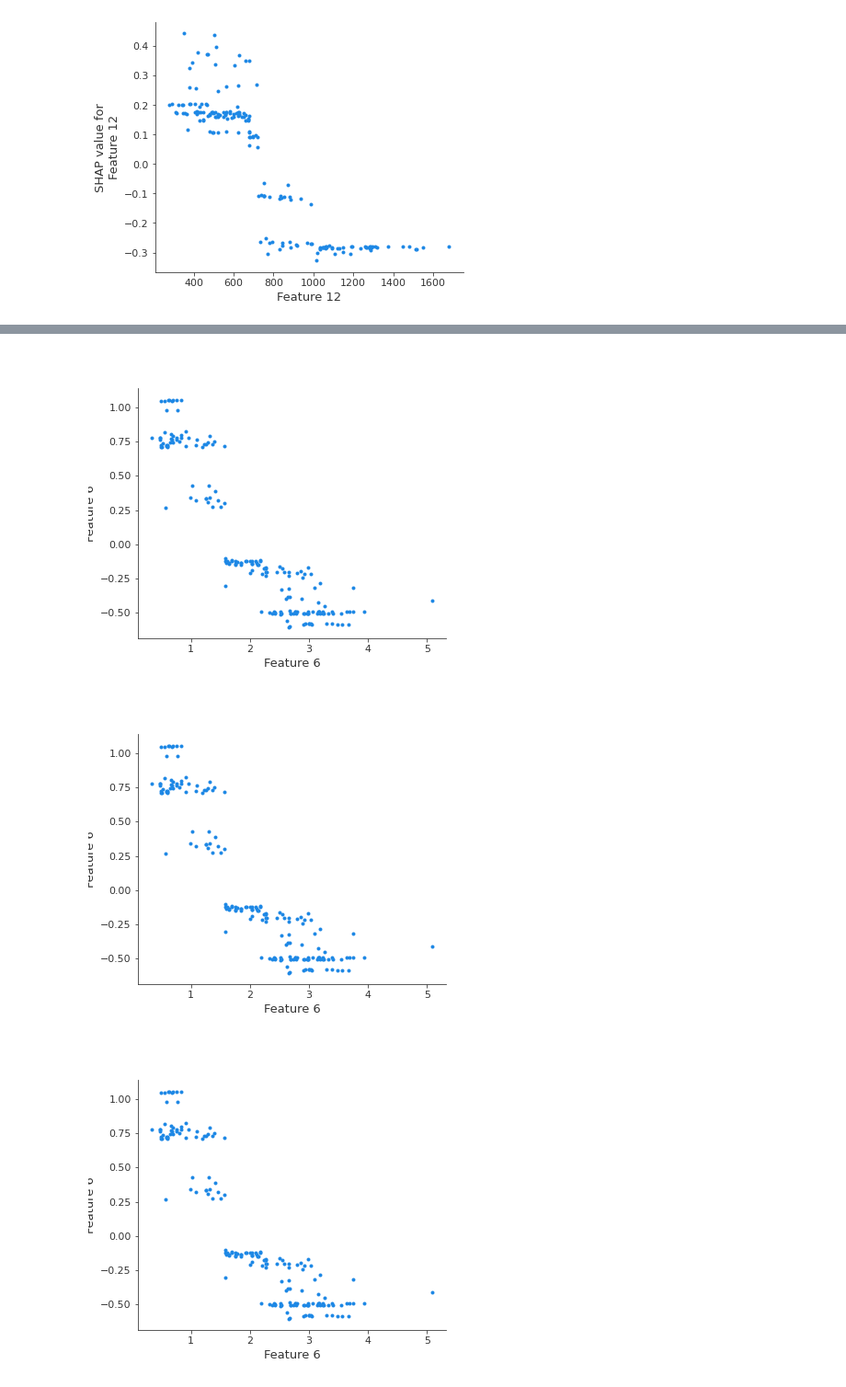
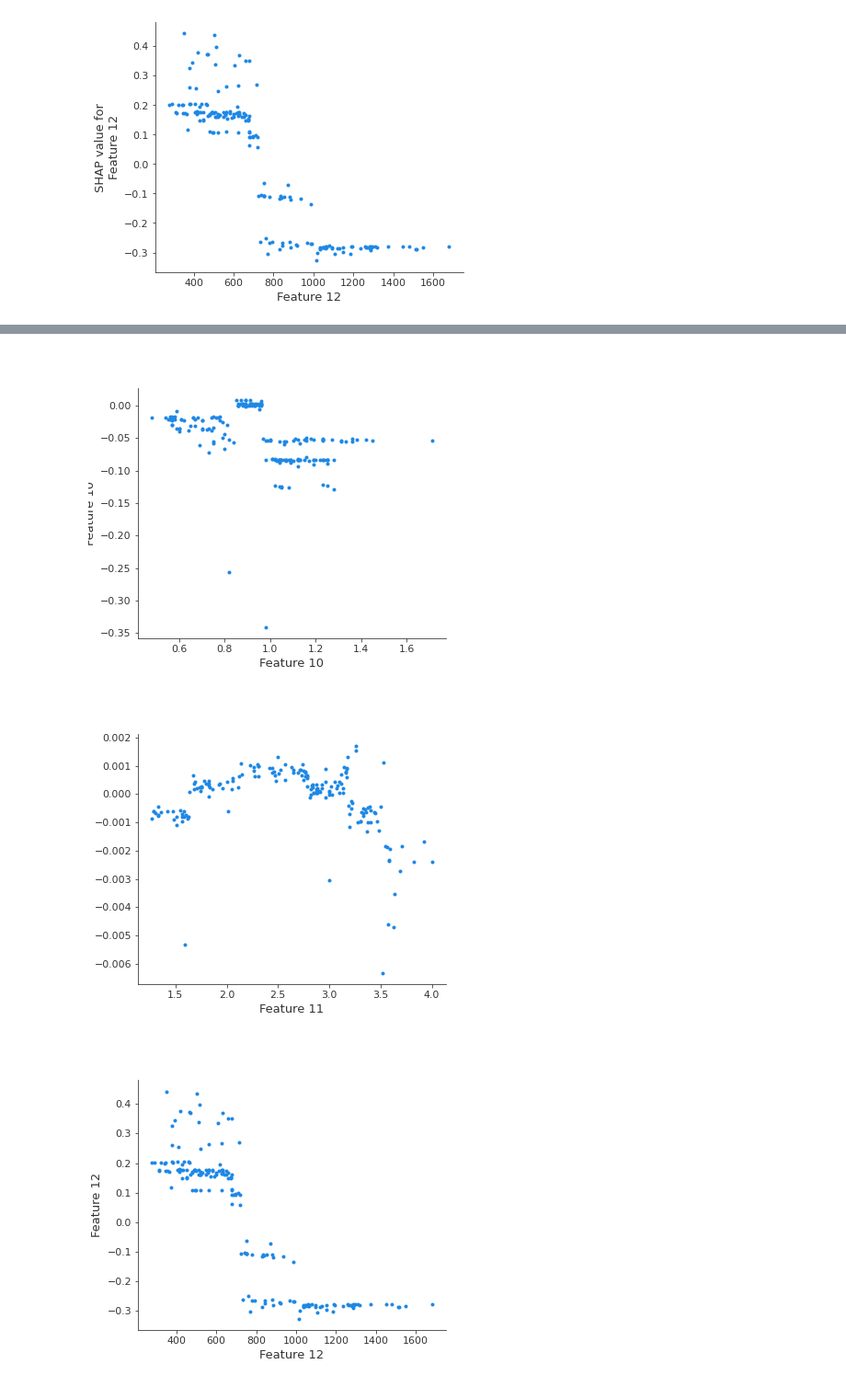
Before and after one commit to capitalone/rubicon-ml, a Jupyter notebook: notebooks/logging-examples/logging-feature-plots.ipynb, the cells around one changed output, grey strips where cells are left out. Shown at 92% size. Cells and saved outputs as stored; diff of their text form; code cells hidden in the pictures.

Commit message:
display output for retrieved plots

```diff
--- a/notebooks/logging-examples/logging-feature-plots.ipynb
+++ b/notebooks/logging-examples/logging-feature-plots.ipynb
@@ -76,7 +76,7 @@ from PIL import Image
 
 exp=project.experiments()[0]
 for feature in exp.features():
-    artifact = exp.artifact(name=feature.name)
+    artifact_plot = exp.artifact(name=feature.name)
     imageScatterPlotStream = io.BytesIO(artifact_plot.data)
     scatter_plot_image = Image.open(imageScatterPlotStream)
     display(scatter_plot_image)
@@ -94,3 +94,3 @@ for feature in exp.features():
-[figure, old version]
+[figure, new version]
-[figure, old version]
+[figure, new version]
-[figure, old version]
+[figure, new version]
```
Also changed, not shown: parts of 3 cells of this notebook.
